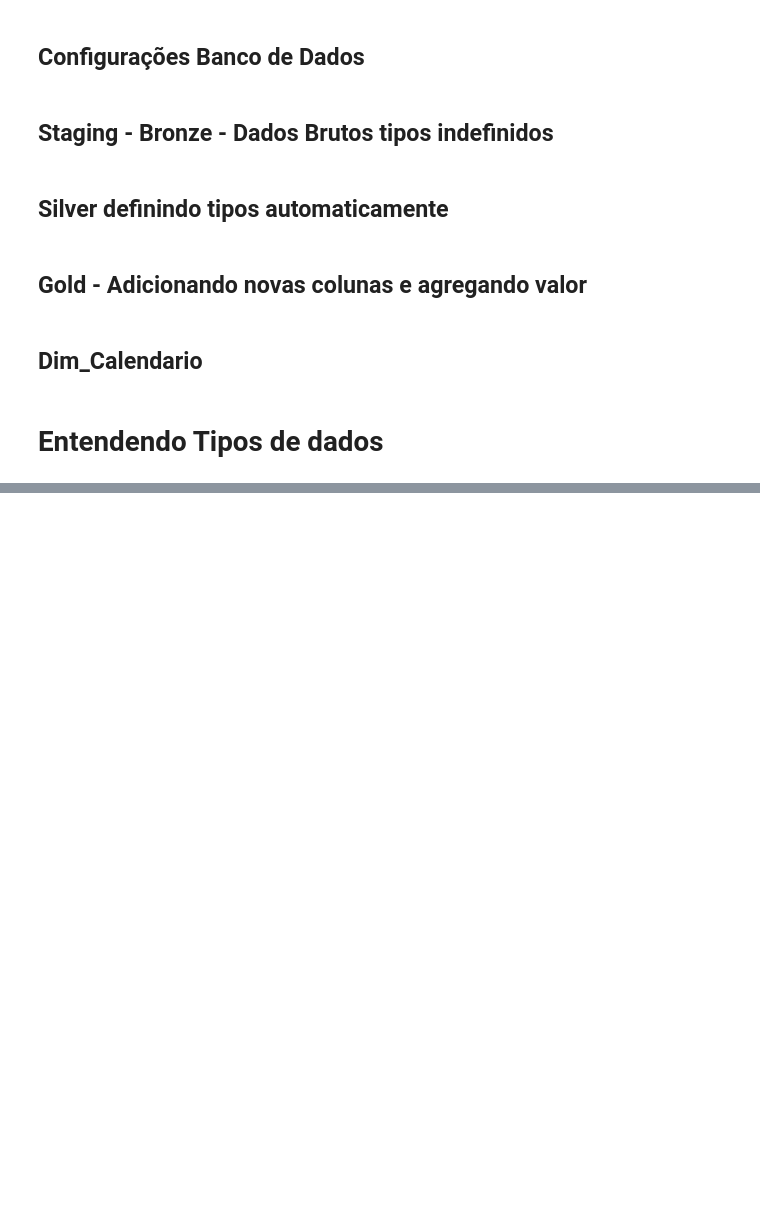
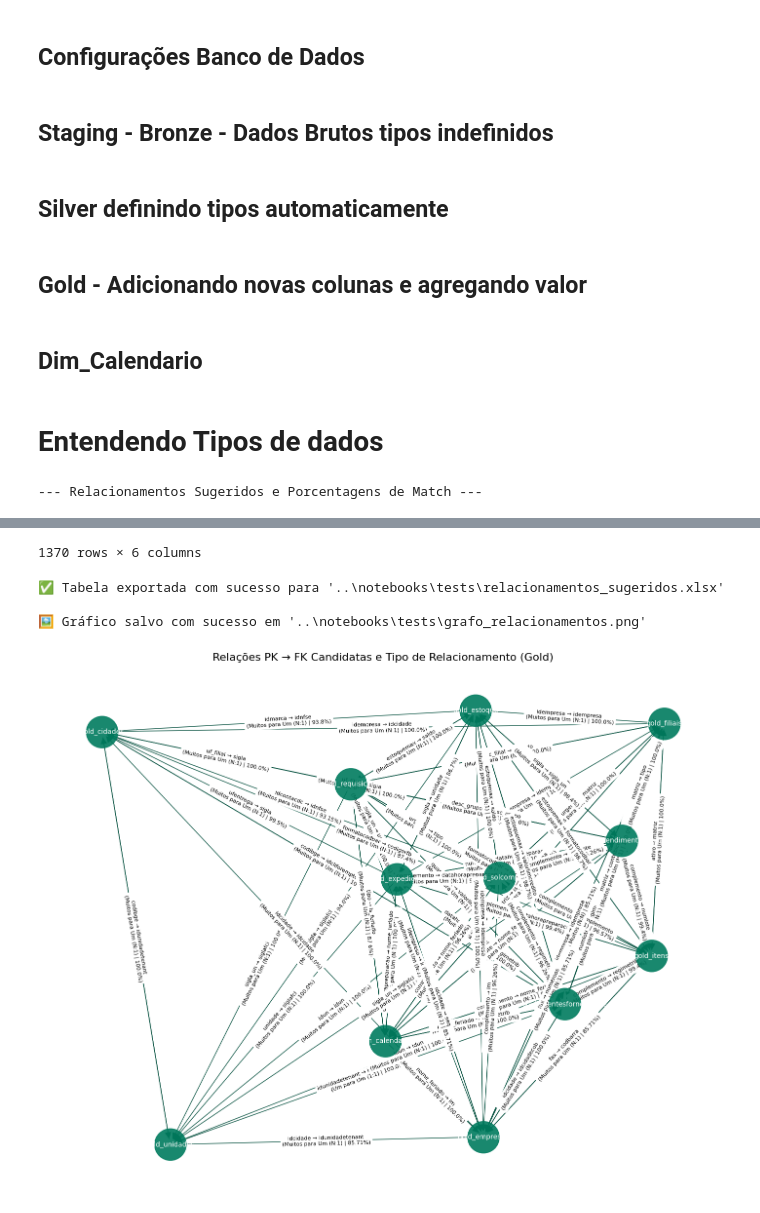
Before and after one commit to BrunoSupriano/UseallRequest, a Jupyter notebook: notebooks/modelobanco-test.ipynb, the cells around one changed output, grey strips where cells are left out. Cells and saved outputs as stored; diff of their text form; code cells hidden in the pictures; blank space fills up the shorter version.

Commit message:
verificação de dados atualizada

```diff
--- a/notebooks/modelobanco-test.ipynb
+++ b/notebooks/modelobanco-test.ipynb
@@ -919,15 +919,22 @@ import networkx as nx
 import matplotlib.pyplot as plt
 from sqlalchemy import create_engine
 from collections import defaultdict
+import os # Importado para manipulação de caminhos/diretórios
+# from IPython.display import display # Descomente se estiver usando Jupyter Notebook/Lab
 
 # ================= CONFIG =================
 DB_URL = "postgresql+psycopg2://postgres:4102@localhost:5432/SETUP"
 SCHEMA = "useall"
 FK_MATCH_MIN = 0.8       # mínimo de correspondência para considerar FK
 SAMPLE_LIMIT = 1000      # limitar linhas para tabelas grandes
+EXCEL_OUTPUT_PATH = r"..\notebooks\tests\relacionamentos_sugeridos.xlsx"
+GRAPH_OUTPUT_DIR = r"..\notebooks\tests" # Use r"" para caminhos do Windows
+GRAPH_OUTPUT_FILENAME = "grafo_relacionamentos.png"
 
 # ================= CONEXÃO =================
 engine = create_engine(DB_URL)
+
+# (O restante do seu código de Metadados, Filtro Gold, PKs Candidatas e FKs Candidatas permanece o mesmo...)
 
 # ================= METADADOS =================
 cols = pd.read_sql(f"""
@@ -941,7 +948,7 @@ gold_tables = [t for t in cols.table_name.unique() if t.startswith("gold_") or t
 cols = cols[cols.table_name.isin(gold_tables)]
 tables = cols.table_name.unique()
 
-# ================= PKs CANDIDATAS (Seção Original) =================
+# ================= PKs CANDIDATAS =================
 pk_candidatas = {}
 for table in tables:
     table_cols = cols[cols.table_name == table].column_name
@@ -951,14 +958,13 @@ for table in tables:
         FROM {SCHEMA}."{table}"
         """
         try:
-            ok = pd.read_sql(q, engine).iloc[0, 0]
+            ok = pd.read_sql(q, engine).iloc
             if ok:
                 pk_candidatas.setdefault(table, []).append(col)
         except Exception as e:
-            # print(f"Erro PK {table}.{col}: {e}") # Comentar para reduzir log
             pass
 
-# ================= PK DF COM DATA_TYPE (Seção Original) =================
+# ================= PK DF COM DATA_TYPE =================
 pk_df = pd.merge(
     pd.DataFrame([
         {"table_name": t, "column_name": c}
@@ -970,18 +976,14 @@ pk_df = pd.merge(
     how='left'
 )
 
-# ================= FK CANDIDATAS (Seção Original) =================
-# Esta seção agora coleta apenas as colunas que potencialmente se relacionam
+# ================= FK CANDIDATAS =================
 potential_fk_links = []
-
 for _, c_origem in cols.iterrows():
     for _, c_dest in pk_df.iterrows():
         if c_origem.table_name == c_dest.table_name:
             continue
         if c_origem.data_type != c_dest.data_type:
             continue
-
-        # Armazena links potenciais para análise de cardinalidade posterior
         potential_fk_links.append({
             "origem_tbl": c_origem.table_name,
             "origem_col": c_origem.column_name,
@@ -992,13 +994,10 @@ for _, c_origem in cols.iterrows():
 
 
 # ================= ANÁLISE DE CARDINALIDADE =================
-# Nova seção para determinar o tipo de relacionamento e a porcentagem de match
-
 final_relationships = []
-sampled_data = {} # Cache para evitar múltiplas consultas SELECT * LIMIT X na mesma tabela
+sampled_data = {}
 
 def get_sampled_data(table_name, schema, limit, engine):
-    """Carrega dados sampleados em cache."""
     if table_name not in sampled_data:
         q = f'SELECT * FROM {schema}."{table_name}" LIMIT {limit}'
         sampled_data[table_name] = pd.read_sql(q, engine)
@@ -1014,28 +1013,20 @@ for link in potential_fk_links:
         df_o = get_sampled_data(tbl_o, SCHEMA, SAMPLE_LIMIT, engine)
         df_d = get_sampled_data(tbl_d, SCHEMA, SAMPLE_LIMIT, engine)
 
-        # 1. Porcentagem de Match (Valores na origem presentes no destino)
-        # Quantos valores únicos na origem estão no destino
         match_count = df_o[col_o].isin(df_d[col_d]).sum()
         total_count_o = len(df_o)
         match_perc = match_count / total_count_o if total_count_o > 0 else 0
 
         if match_perc < FK_MATCH_MIN:
-            continue # Ignora links com baixo match
-
-        # 2. Análise de Cardinalidade Reversa (Para determinar o tipo N:N ou 1:N)
-        # Verificamos se a coluna de origem é quase única dentro da tabela de origem,
-        # ou se a coluna de destino é quase única na tabela de destino (já sabemos que é PK candidata).
+            continue
 
         is_origin_col_unique = df_o[col_o].nunique() >= total_count_o * 0.95
 
-        rel_type = "Muitos para Muitos (N:N)" # Default pessimista
+        rel_type = "Muitos para Muitos (N:N)"
         if not is_origin_col_unique:
              rel_type = "Muitos para Um (N:1)"
         elif is_origin_col_unique and df_d[col_d].nunique() == len(df_d):
-             # Se ambos os lados são quase únicos no sample (raro na prática para FKs, mas possível para 1:1)
              rel_type = "Um para Um (1:1)"
-
 
         final_relationships.append({
             "tabela_origem": tbl_o,
@@ -1049,18 +1040,29 @@ for link in potential_fk_links:
     except Exception as e:
         print(f"Erro ao analisar cardinalidade {tbl_o}.{col_o} <-> {tbl_d}.{col_d}: {e}")
 
-# Exibir resultados em um formato legível (DataFrame)
+# ================= DISPLAY E EXPORTAÇÃO (NOVA SEÇÃO) =================
 if final_relationships:
     rel_df = pd.DataFrame(final_relationships)
+
     print("\n--- Relacionamentos Sugeridos e Porcentagens de Match ---")
-    print(rel_df)
+    # Para Notebooks (Jupyter/Colab), use display(rel_df) para um output HTML bonito:
+    display(rel_df)
+
+    # Exportar para Excel
+    try:
+        rel_df.to_excel(EXCEL_OUTPUT_PATH, index=False, engine='openpyxl') #
+        print(f"\n✅ Tabela exportada com sucesso para '{EXCEL_OUTPUT_PATH}'")
+    except ImportError:
+        print("\n❌ Não foi possível exportar para Excel. Instale 'openpyxl' (pip install openpyxl) ou 'xlsxwriter'.")
+    except Exception as e:
+        print(f"\n❌ Erro ao exportar para Excel: {e}")
+
 else:
     print("\nNenhum relacionamento forte encontrado com base nos critérios definidos.")
 
 
-# ================= GRAFO (Seção Original Atualizada para usar final_relationships) =================
+# ================= GRAFO (Seção Original Atualizada) =================
 G = nx.DiGraph()
-
 for fk in final_relationships:
     label_text = f'{fk["coluna_origem"]} → {fk["coluna_destino"]} \n({fk["tipo_relacionamento"]} | {fk["porcentagem_match"]}%)'
     G.add_edge(
@@ -1069,7 +1071,7 @@ for fk in final_relationships:
         label=label_text
     )
 
-# ================= VISUAL (Seção Original) =================
+# ================= VISUAL E SALVAR IMAGEM (NOVA SEÇÃO) =================
 plt.figure(figsize=(18, 14))
 pos = nx.spring_layout(G, k=0.8)
 nx.draw_networkx_nodes(G, pos, node_size=2200, node_color="#007b5e", alpha=0.9)
@@ -1079,4 +1081,20 @@ edge_labels = nx.get_edge_attributes(G, 'label')
 nx.draw_networkx_edge_labels(G, pos, edge_labels=edge_labels, font_size=8)
 plt.title("Relações PK → FK Candidatas e Tipo de Relacionamento (Gold)", fontsize=16)
 plt.axis("off")
+
+# Salvar o gráfico no caminho especificado antes de mostrar
+# Garante que o diretório exista
+os.makedirs(GRAPH_OUTPUT_DIR, exist_ok=True)
+full_output_path = os.path.join(GRAPH_OUTPUT_DIR, GRAPH_OUTPUT_FILENAME)
+
+try:
+    # Use bbox_inches='tight' para garantir que os rótulos não sejam cortados
+    plt.savefig(full_output_path, bbox_inches='tight', dpi=100)
+    print(f"\n🖼️ Gráfico salvo com sucesso em '{full_output_path}'")
+except Exception as e:
+    print(f"\n❌ Erro ao salvar o gráfico: {e}")
+
+# Mostrar o gráfico (se estiver em um ambiente interativo como Jupyter ou rodando localmente)
 plt.show()
+# %% [output]
+--- Relacionamentos Sugeridos e Porcentagens de Match ---
@@ -1082,0 +1113,5 @@ plt.show()
+1370 rows × 6 columns
+✅ Tabela exportada com sucesso para '..\notebooks\tests\relacionamentos_sugeridos.xlsx'
+
+🖼️ Gráfico salvo com sucesso em '..\notebooks\tests\grafo_relacionamentos.png'
+[figure, added]
```
Also changed, not shown: parts of 1 cell of this notebook, 4 other files.
